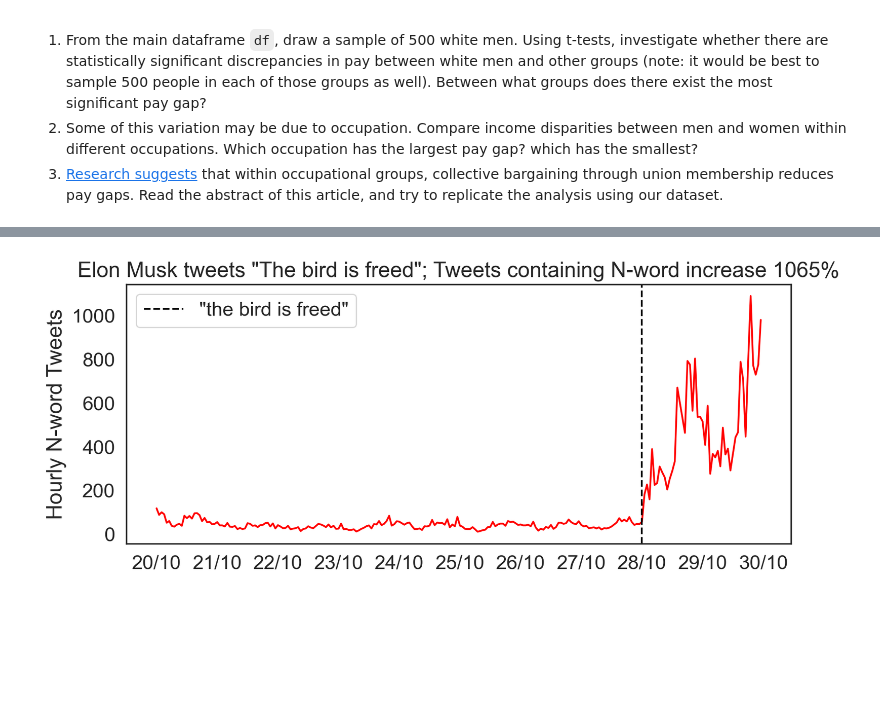
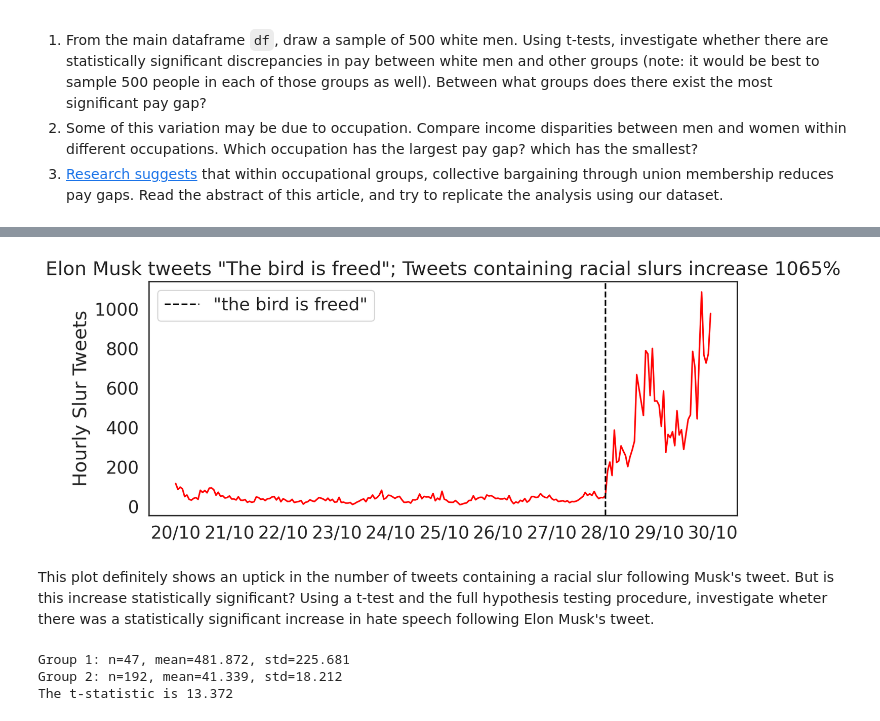
Before and after one commit to asvilla/QM2, a Jupyter notebook: notebooks/W07. Hypothesis Testing.ipynb, the cells around one changed output, grey strips where cells are left out. Drawn from its saved outputs; the diff is of its cells as text; code cells hidden in the pictures; blank space fills up the shorter version.

```diff
--- a/notebooks/W07. Hypothesis Testing.ipynb
+++ b/notebooks/W07. Hypothesis Testing.ipynb
@@ -309,25 +309,37 @@ The code below downloads this csv file, and plots the number of N-word containin
 # %%
 import datetime
 from matplotlib.pyplot import figure
 import matplotlib.dates as mdates
 
 tweets=pd.read_csv('data/wk7/elon_twitter.csv') # read in the data
 figure(figsize=(10, 4), dpi=200)
 tweets['hour']=pd.to_datetime(tweets['hour'])
 
-tweet=datetime.datetime(2022, 10, 28)#.strftime('%d/%m/%Y %HH')
+tweet=datetime.datetime(2022, 10, 28)
 
 pre_mean=tweets[tweets['hour']<tweet]['count'].mean()
 post_mean=tweets[tweets['hour']>tweet]['count'].mean()
 pct_change= int(((post_mean-pre_mean)/pre_mean)*100)
 
-plt.ylabel('Hourly N-word Tweets')
+plt.ylabel('Hourly Slur Tweets')
 
-plt.plot_date(tweets['hour'], tweets['count'], 'b-', color='red')
+plt.plot_date(tweets['hour'], tweets['count'], 'b', color='red')
 plt.axvline(tweet, color='black', linestyle='dashed', label='"the bird is freed"')
 plt.legend()
-plt.title('Elon Musk tweets "The bird is freed"; Tweets containing N-word increase {}%'.format(pct_change))
+plt.title('Elon Musk tweets "The bird is freed"; Tweets containing racial slurs increase {}%'.format(pct_change))
 plt.gca().xaxis.set_major_locator(mdates.DayLocator())
 plt.gca().xaxis.set_major_formatter(mdates.DateFormatter('%d/%m'))
 # %% [output]
-[figure, old version]
+[figure, new version]
+# %% [markdown]
+This plot definitely shows an uptick in the number of tweets containing a racial slur following Musk's tweet. But is this increase statistically significant? Using a t-test and the full hypothesis testing procedure, investigate wheter there was a statistically significant increase in hate speech following Elon Musk's tweet.
+# %%
+tweet=datetime.datetime(2022, 10, 28)
+pre=tweets[tweets['hour']<tweet]['count']
+post=tweets[tweets['hour']>tweet]['count']
+
+t = manual_ttest(post,pre)
+# %% [output]
+Group 1: n=47, mean=481.872, std=225.681
+Group 2: n=192, mean=41.339, std=18.212
+The t-statistic is 13.372
```
Also changed, not shown: parts of 13 cells of this notebook.
